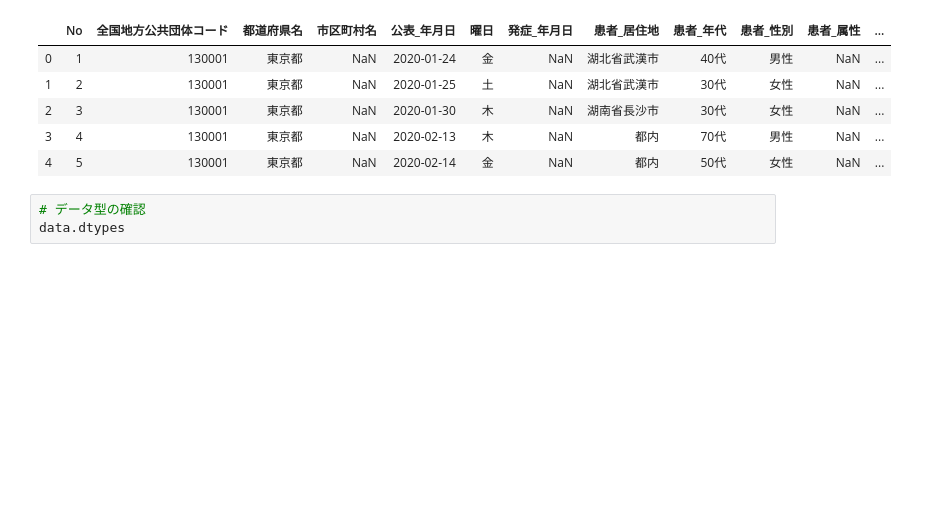
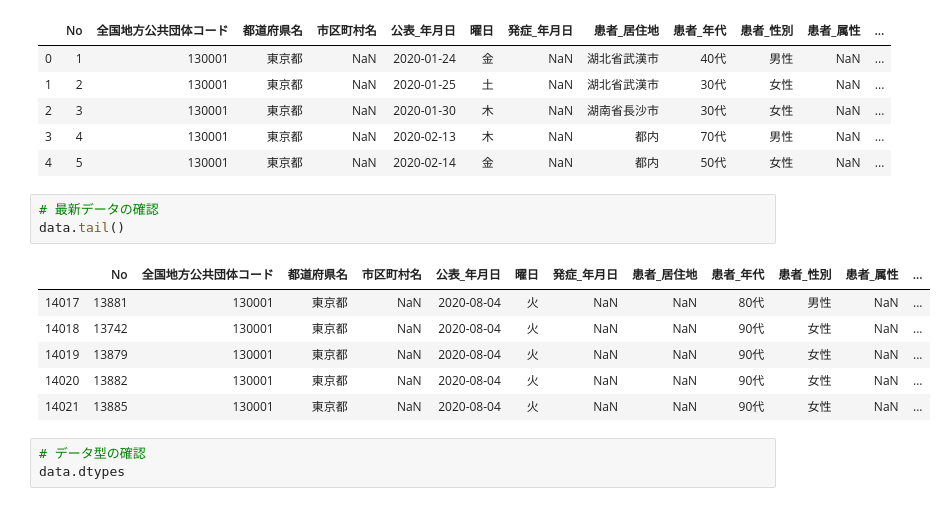
Before and after one commit to k16kgw/covid19, a Jupyter notebook: tokyo/week.ipynb, the cells around one changed output. Drawn from its saved outputs; the diff is of its cells as text; blank space fills up the shorter version.

```diff
--- a/tokyo/week.ipynb
+++ b/tokyo/week.ipynb
@@ -21,6 +19,16 @@ data.head()
 | 2 | 3 | 130001 | 東京都 | NaN | 2020-01-30 | 木 | NaN | 湖南省長沙市 | 30代 | 女性 | NaN | ... |
 | 3 | 4 | 130001 | 東京都 | NaN | 2020-02-13 | 木 | NaN | 都内 | 70代 | 男性 | NaN | ... |
 | 4 | 5 | 130001 | 東京都 | NaN | 2020-02-14 | 金 | NaN | 都内 | 50代 | 女性 | NaN | ... |
+# %%
+# 最新データの確認
+data.tail()
+# %% [output]
+|  | No | 全国地方公共団体コード | 都道府県名 | 市区町村名 | 公表_年月日 | 曜日 | 発症_年月日 | 患者_居住地 | 患者_年代 | 患者_性別 | 患者_属性 | ... |
+| 14017 | 13881 | 130001 | 東京都 | NaN | 2020-08-04 | 火 | NaN | NaN | 80代 | 男性 | NaN | ... |
+| 14018 | 13742 | 130001 | 東京都 | NaN | 2020-08-04 | 火 | NaN | NaN | 90代 | 女性 | NaN | ... |
+| 14019 | 13879 | 130001 | 東京都 | NaN | 2020-08-04 | 火 | NaN | NaN | 90代 | 女性 | NaN | ... |
+| 14020 | 13882 | 130001 | 東京都 | NaN | 2020-08-04 | 火 | NaN | NaN | 90代 | 女性 | NaN | ... |
+| 14021 | 13885 | 130001 | 東京都 | NaN | 2020-08-04 | 火 | NaN | NaN | 90代 | 女性 | NaN | ... |
 # %%
 # データ型の確認
 data.dtypes
```
Also changed, not shown: parts of 2 cells of this notebook, 2 other files.
